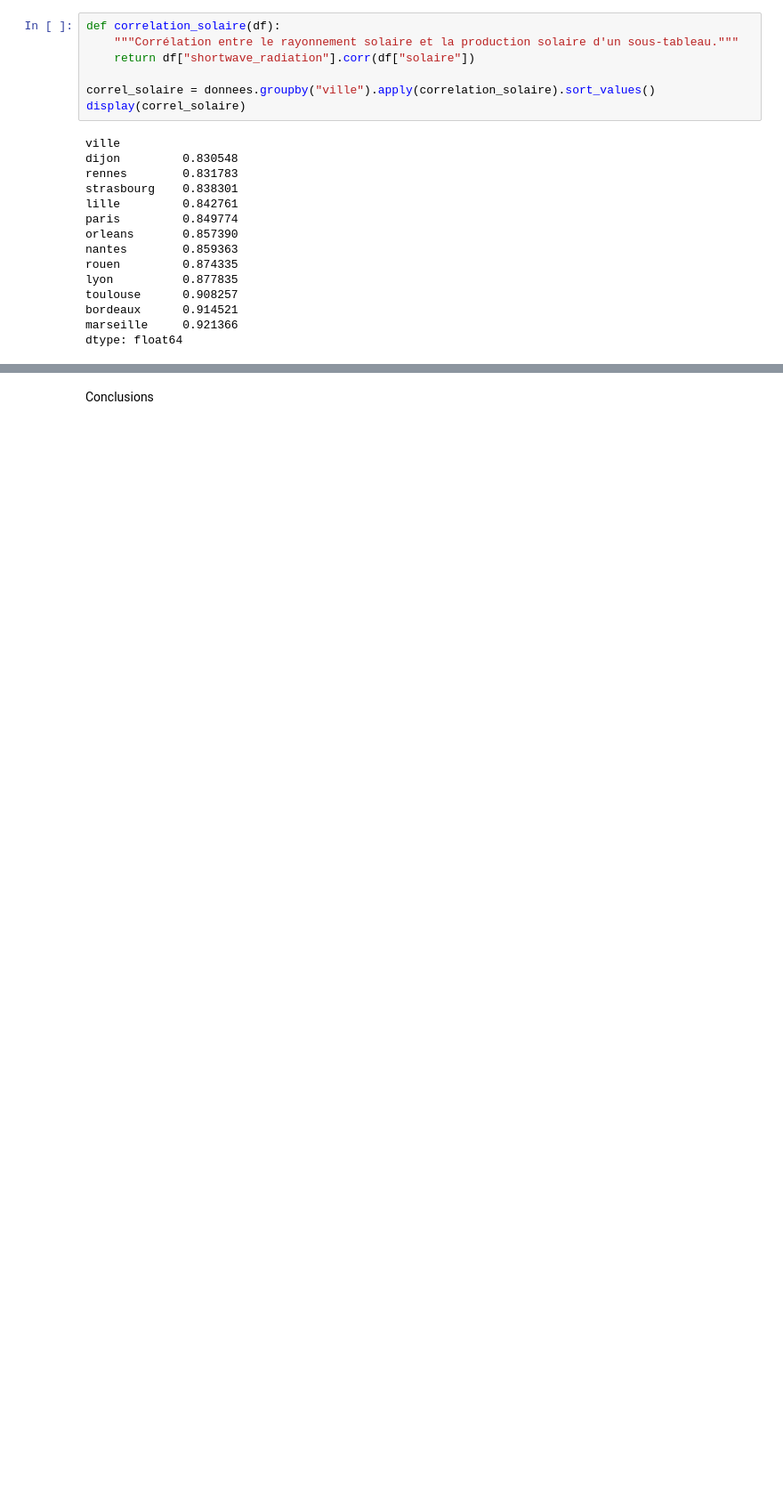
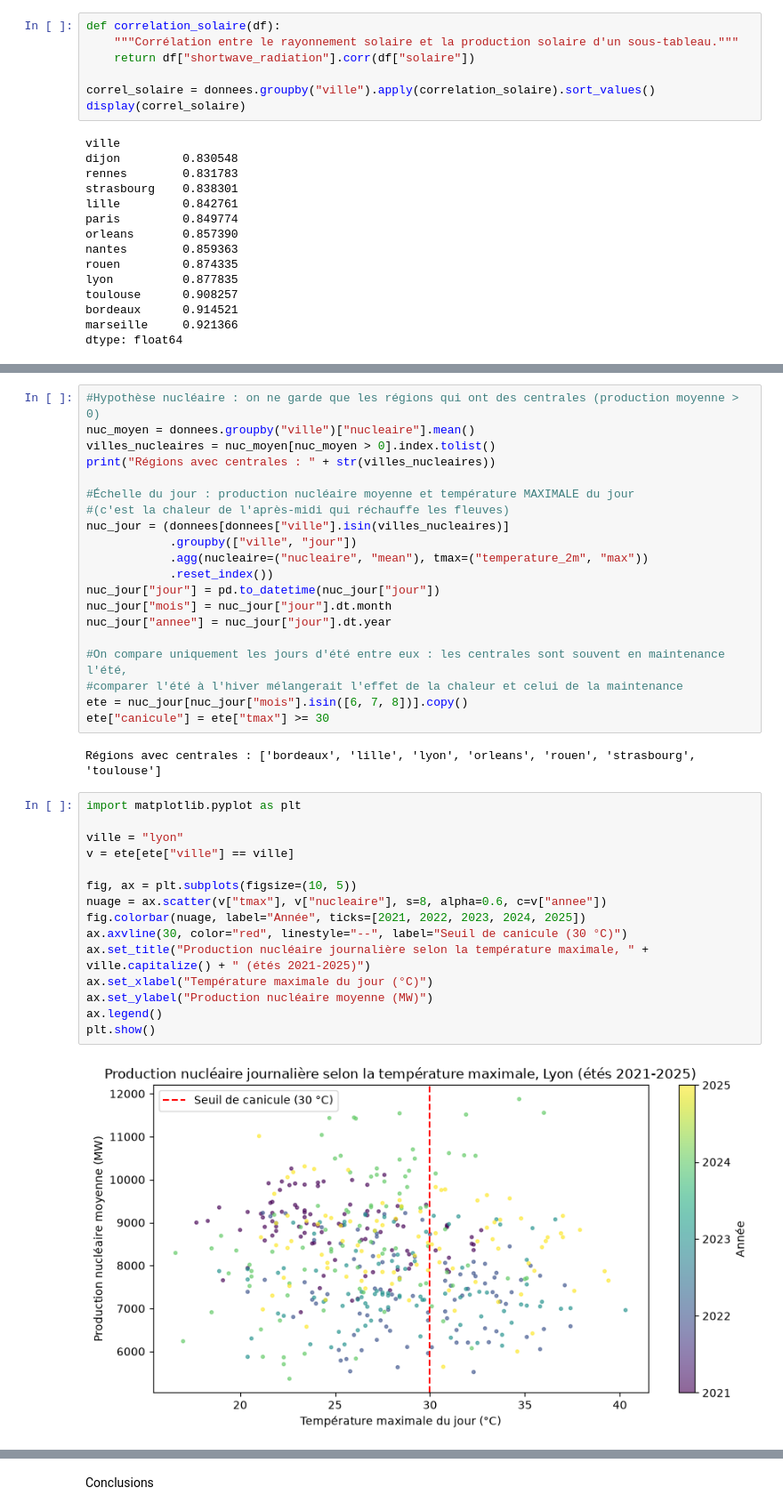
Before and after one commit to Cherif-git-code/Projet-Python-2026-2027, a Jupyter notebook: Rendu_final.ipynb, the cells around one changed output, grey strips where cells are left out. Shown at 89% size. Drawn from its saved outputs; the diff is of its cells as text; blank space fills up the shorter version.

Commit message:
Analyse nucléaire et canicules

```diff
--- a/Rendu_final.ipynb
+++ b/Rendu_final.ipynb
@@ -446,0 +449,39 @@ dtype: float64
+# %%
+#Hypothèse nucléaire : on ne garde que les régions qui ont des centrales (production moyenne > 0)
+nuc_moyen = donnees.groupby("ville")["nucleaire"].mean()
+villes_nucleaires = nuc_moyen[nuc_moyen > 0].index.tolist()
+print("Régions avec centrales : " + str(villes_nucleaires))
+
+#Échelle du jour : production nucléaire moyenne et température MAXIMALE du jour
+#(c'est la chaleur de l'après-midi qui réchauffe les fleuves)
+nuc_jour = (donnees[donnees["ville"].isin(villes_nucleaires)]
+            .groupby(["ville", "jour"])
+            .agg(nucleaire=("nucleaire", "mean"), tmax=("temperature_2m", "max"))
+            .reset_index())
+nuc_jour["jour"] = pd.to_datetime(nuc_jour["jour"])
+nuc_jour["mois"] = nuc_jour["jour"].dt.month
+nuc_jour["annee"] = nuc_jour["jour"].dt.year
+
+#On compare uniquement les jours d'été entre eux : les centrales sont souvent en maintenance l'été,
+#comparer l'été à l'hiver mélangerait l'effet de la chaleur et celui de la maintenance
+ete = nuc_jour[nuc_jour["mois"].isin([6, 7, 8])].copy()
+ete["canicule"] = ete["tmax"] >= 30
+# %% [output]
+Régions avec centrales : ['bordeaux', 'lille', 'lyon', 'orleans', 'rouen', 'strasbourg', 'toulouse']
+# %%
+import matplotlib.pyplot as plt
+
+ville = "lyon"
+v = ete[ete["ville"] == ville]
+
+fig, ax = plt.subplots(figsize=(10, 5))
+nuage = ax.scatter(v["tmax"], v["nucleaire"], s=8, alpha=0.6, c=v["annee"])
+fig.colorbar(nuage, label="Année", ticks=[2021, 2022, 2023, 2024, 2025])
+ax.axvline(30, color="red", linestyle="--", label="Seuil de canicule (30 °C)")
+ax.set_title("Production nucléaire journalière selon la température maximale, " + ville.capitalize() + " (étés 2021-2025)")
+ax.set_xlabel("Température maximale du jour (°C)")
+ax.set_ylabel("Production nucléaire moyenne (MW)")
+ax.legend()
+plt.show()
+# %% [output]
+[figure, added]
```
Also changed, not shown: parts of 2 cells of this notebook.
